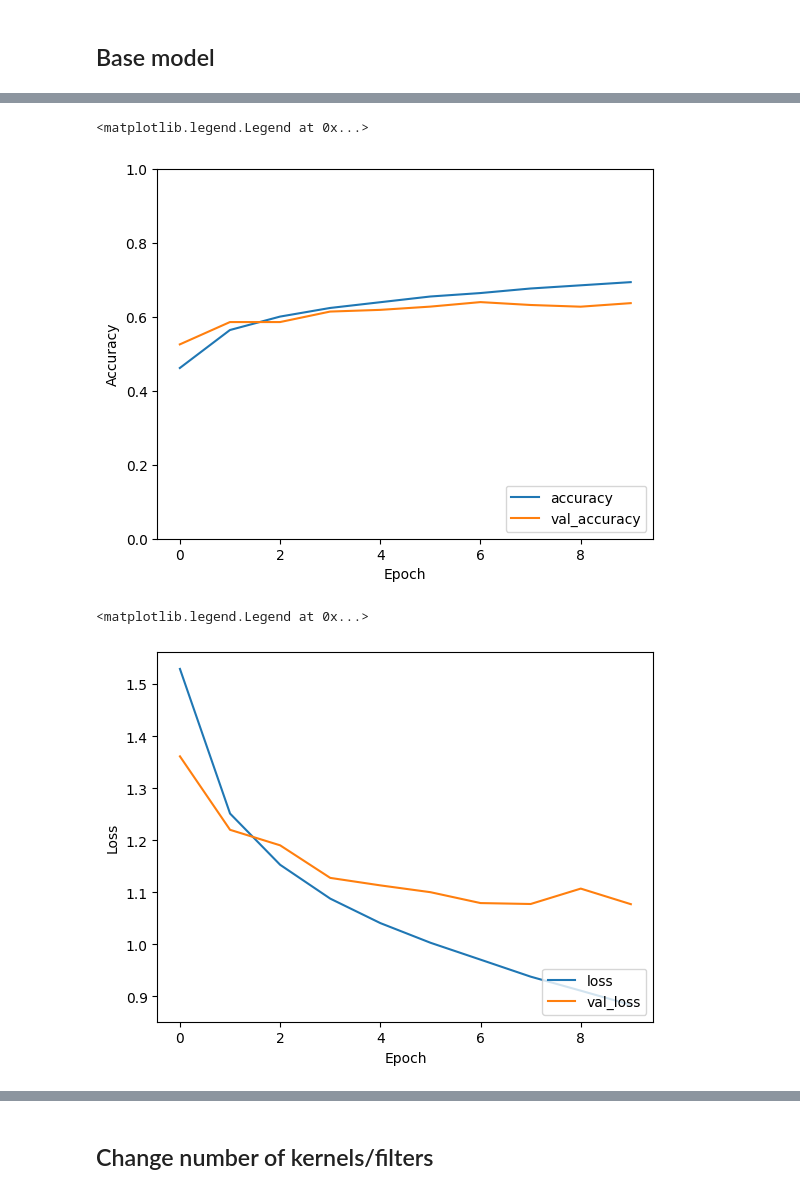
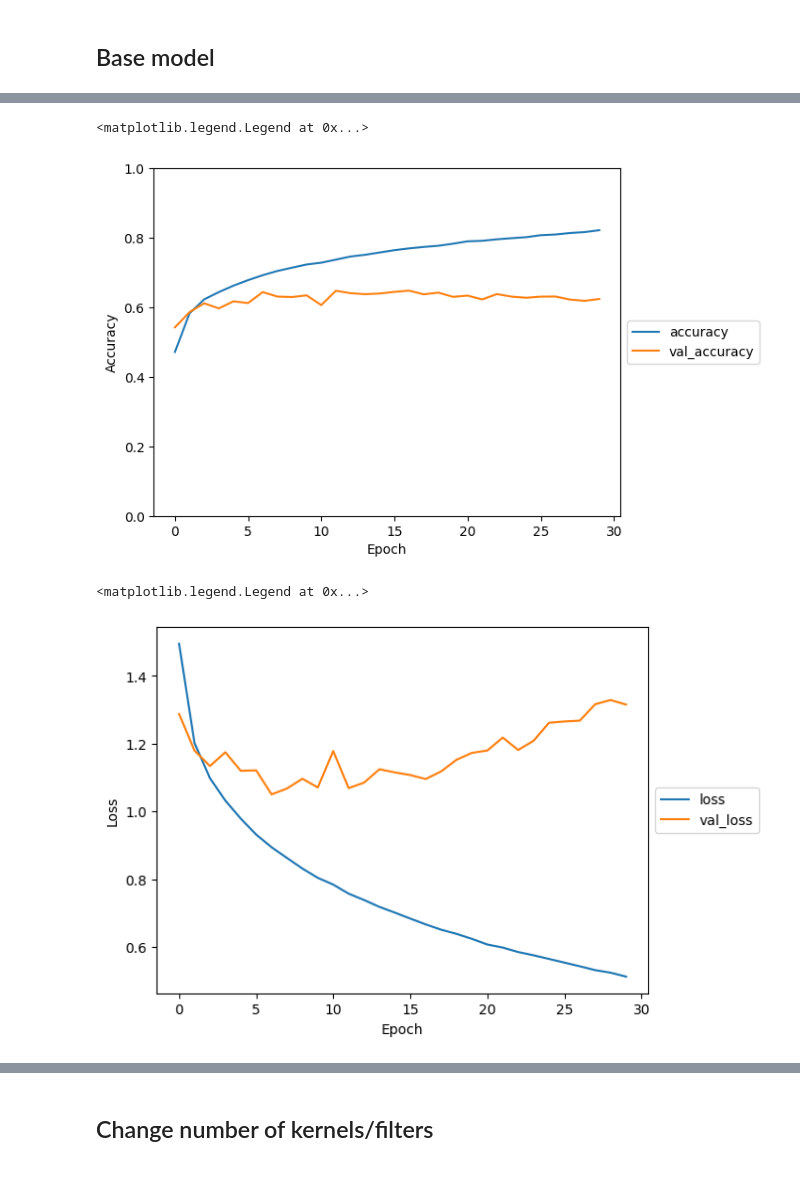
Before and after one commit to Swinkawkrawacie/Machine_learning, a Jupyter notebook: assignment_4.ipynb, the cells around one changed output, grey strips where cells are left out. Saved outputs shown, nothing was run; the diff lists cells and outputs as text; code cells hidden in the pictures.

Commit message:
Check filters, kernel_size, strides

```diff
--- a/assignment_4.ipynb
+++ b/assignment_4.ipynb
@@ -65,11 +64,14 @@ plt.show()
 [figure]
 # %% [markdown]
 # CNN
+# %%
+y_train = keras.utils.to_categorical(y_train, 10)
+y_test = keras.utils.to_categorical(y_test, 10)
 # %% [markdown]
 ## Base model
 # %%
-cnn = models.Sequential()
-cnn.add(layers.Conv2D(24, (3, 3), activation='relu', input_shape=(32, 32, 3)))
-cnn.add(layers.MaxPooling2D((2, 2)))
-cnn.add(layers.Flatten())
-cnn.add(layers.Dense(10))
+cnn = keras.models.Sequential()
+cnn.add(keras.layers.Conv2D(36, (3, 3), activation='relu', input_shape=(32, 32, 3)))
+cnn.add(keras.layers.MaxPooling2D(pool_size=(2, 2)))
+cnn.add(keras.layers.Flatten())
+cnn.add(keras.layers.Dense(10, activation='softmax'))
@@ -94,9 +78,7 @@ Model: "sequential_4"
 # %%
 cnn.compile(optimizer='adam',
-              loss=keras.losses.SparseCategoricalCrossentropy(from_logits=True),
-              metrics=['accuracy'])
+            loss='categorical_crossentropy',
+            metrics=['accuracy'])
 # %%
-history_cnn = cnn.fit(x_train, y_train,
-                     epochs=10, batch_size=32,
-                     validation_split=0.1)
+history_cnn = cnn.fit(x_train, y_train, epochs=30, validation_data=(x_test, y_test))
 # %% [output]
@@ -123,24 +102,22 @@ Epoch 10/10
 # %%
-# Plot of learning curves for model [cnn]
 plt.plot(history_cnn.history['accuracy'], label='accuracy')
 plt.plot(history_cnn.history['val_accuracy'], label = 'val_accuracy')
 plt.xlabel('Epoch')
 plt.ylabel('Accuracy')
 plt.ylim([0, 1])
-plt.legend(loc='lower right')
+plt.legend(loc='center left', bbox_to_anchor=(1, 0.5))
 # %% [output]
 <matplotlib.legend.Legend at 0x...>
-[figure, old version]
+[figure, new version]
 # %%
-# Plot of learning curves for model [cnn]
 plt.plot(history_cnn.history['loss'], label='loss')
 plt.plot(history_cnn.history['val_loss'], label = 'val_loss')
 plt.xlabel('Epoch')
 plt.ylabel('Loss')
-plt.legend(loc='lower right')
+plt.legend(loc='center left', bbox_to_anchor=(1, 0.5))
 # %% [output]
 <matplotlib.legend.Legend at 0x...>
-[figure, old version]
+[figure, new version]
 # %%
 # loss function and accuracy on test set for model [cnn]
 test_loss_cnn, test_acc_cnn = cnn.evaluate(x_test,  y_test, verbose=2)
```
Also changed, not shown: parts of 25 cells of this notebook.
